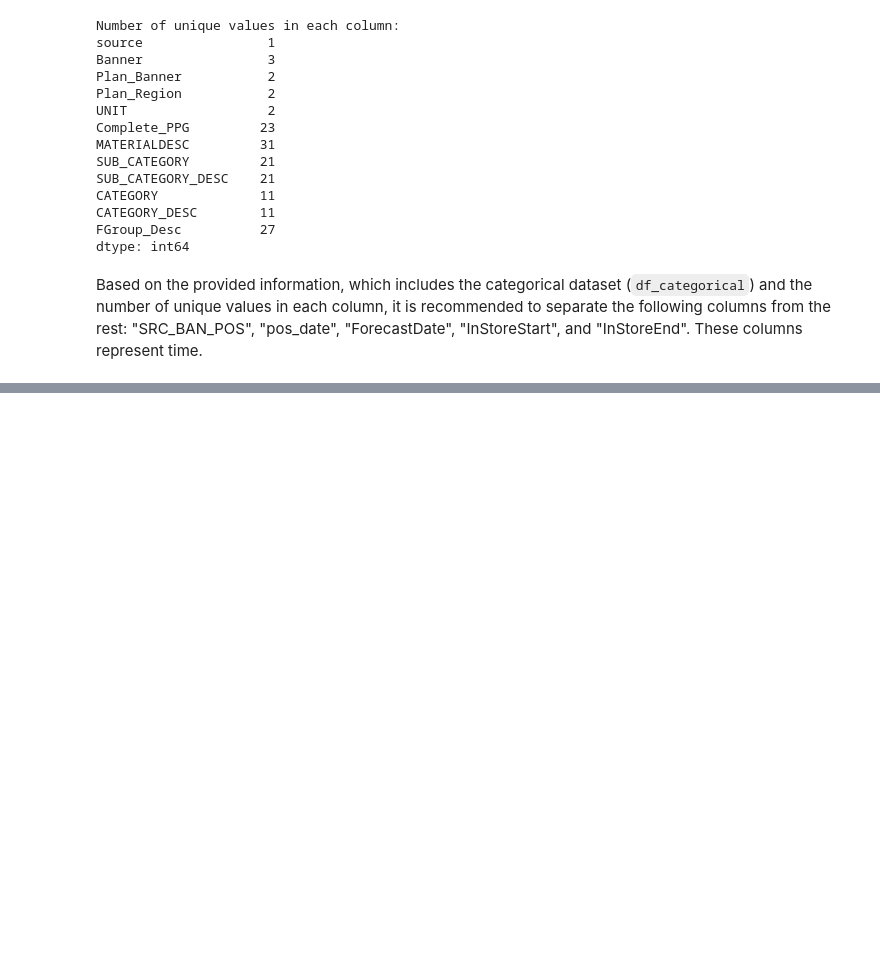
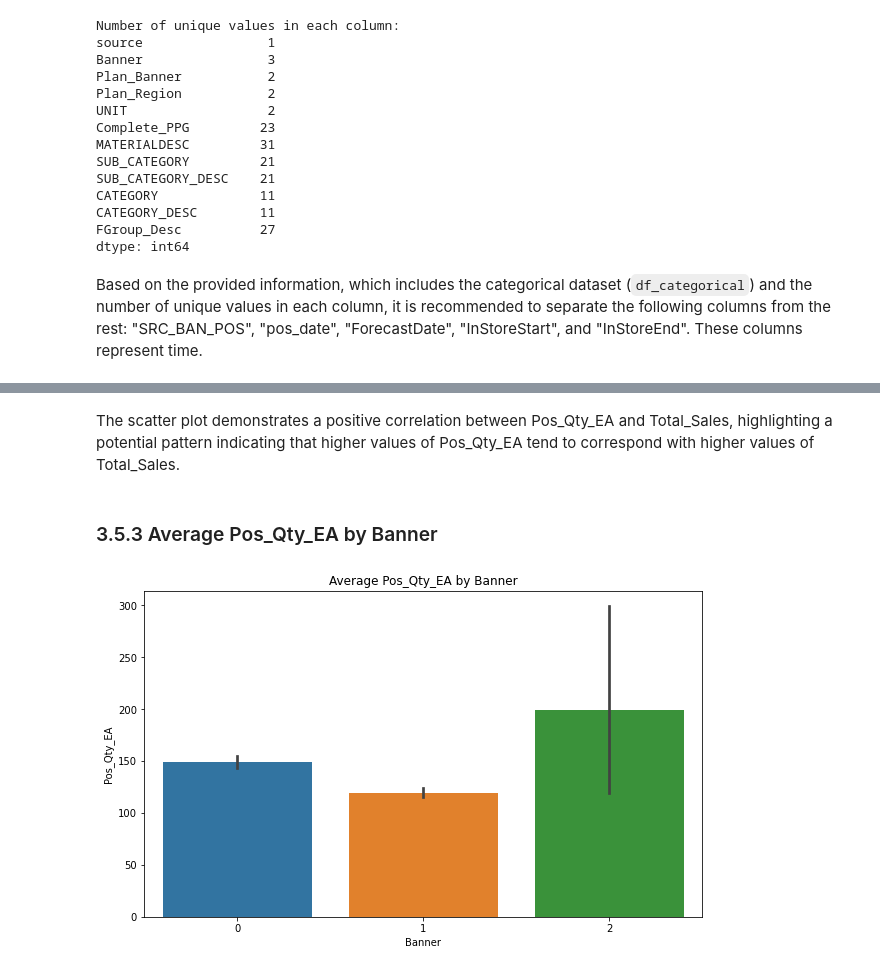
Before and after one commit to MLcmore2023/MLcmore2023, a Jupyter notebook: day2_am_morning/D2-M.ipynb, the cells around one changed output, grey strips where cells are left out. Drawn from its saved outputs; the diff is of its cells as text; code cells hidden in the pictures; blank space fills up the shorter version.

```diff
--- a/day2_am_morning/D2-M.ipynb
+++ b/day2_am_morning/D2-M.ipynb
@@ -981,0 +1085,14 @@ Based on the provided information, which includes the categorical dataset (`df_c
+# %% [markdown]
+The scatter plot demonstrates a positive correlation between Pos_Qty_EA and Total_Sales, highlighting a potential pattern indicating that higher values of Pos_Qty_EA tend to correspond with higher values of Total_Sales.
+# %% [markdown]
+### 3.5.3 Average Pos_Qty_EA by Banner
+# %%
+# Bar plot
+plt.figure(figsize=(10, 6))
+sns.barplot(data=df, x='Banner', y='Pos_Qty_EA')
+plt.xlabel('Banner')
+plt.ylabel('Pos_Qty_EA')
+plt.title('Average Pos_Qty_EA by Banner')
+plt.show()
+# %% [output]
+[figure, added]
```
Also changed, not shown: parts of 50 cells of this notebook, 1 other file.
